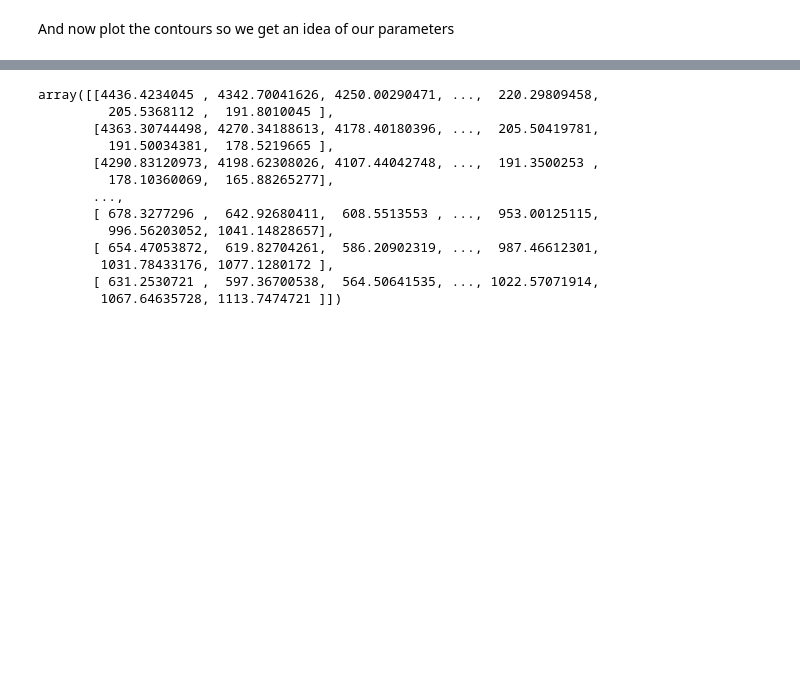
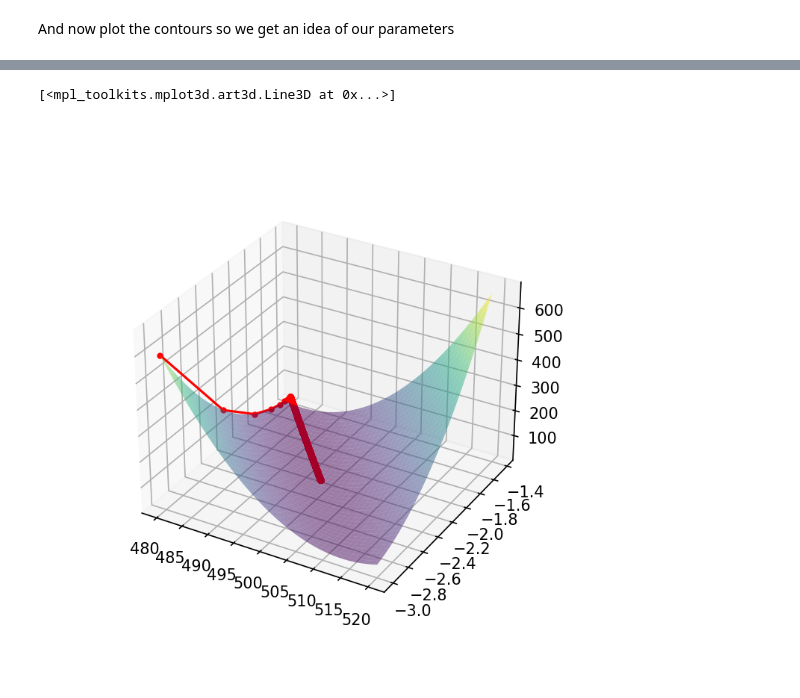
Before and after one commit to Aniruddha-Deb/MLZoo, a Jupyter notebook: gradient_descent/grad_descent.ipynb, the cells around one changed output, grey strips where cells are left out. Saved outputs shown, nothing was run; the diff lists cells and outputs as text; code cells hidden in the pictures; blank space fills up the shorter version.

```diff
--- a/gradient_descent/grad_descent.ipynb
+++ b/gradient_descent/grad_descent.ipynb
@@ -63,7 +65,8 @@ Data seems nice: simple, linearly dependent and homoscedastic. Let's make a loss
 def loss(x, y, theta_0, theta_1):
     return (((y-theta_0-theta_1*x)**2)/(2*len(y))).sum()
 
-def grad_loss(x, y, theta_0, theta_1):
+def grad_loss(weights, theta_0, theta_1):
+    (x,y) = weights
     return (-(y-theta_0-theta_1*x).mean(),(-x*(y-theta_0-theta_1*x)).mean())
 
 def grad_loss_0(x, y, theta_0, theta_1):
@@ -130,22 +154,36 @@ Note that the gradient descent _need not be parallel to the visible gradient alw
 # %%
 # points to fit
-ts_pts = np.dstack([theta_space[0].ravel(), theta_space[1].ravel()])
+ts_pts = np.squeeze(np.dstack([theta_space[0].ravel(), theta_space[1].ravel()]))
 fit_pts = loss_space.ravel()
 
-# model = (y-a-bx)^2 + (y-d-ex)^2 + c, find a,b,c,d,e,
-# TODO make the fit equations for this
-# hmm... generalized curve fitting! Revise bishop.
+def f(theta,x,y):
+    return theta.T@phi((x,y))
+
+def phi(p):
+    x,y = p
+    return np.array([1,x*x,y*y,x*y,x,y])
+
+def design_mat(x_all,phi):
+    return np.vstack([phi(p) for p in x_all])
+
+def theta(Phi,t):
+    return np.linalg.pinv(Phi)@t
+
+fig = plt.figure(figsize=(5,5), dpi=150)
+ax = plt.axes(projection='3d')
+
+th = theta(design_mat(ts_pts,phi),fit_pts)
+vector_f = np.vectorize(f, signature='(m),(),()->()')
+fitted_loss_space = vector_f(th, theta_space[0], theta_space[1])
+
+ax.plot_surface(theta_space[0], theta_space[1], fitted_loss_space, cmap='viridis', edgecolor=None, alpha=0.5)
+
+def grad_mv(theta,x,y):
+   return (theta[4]+theta[3]*y+2*theta[1]*x,theta[5]+theta[3]*x+2*theta[2]*y)
+
+gd_pts = gradient_descent(th,480,-3,grad_mv,0.001,t_lim=100000)
+gd_loss = [f(th,gd_pt[0],gd_pt[1]) for gd_pt in zip(gd_pts[0],gd_pts[1])]
+ax.plot3D(gd_pts[0], gd_pts[1], gd_loss, color='r', marker='.')
 # %% [output]
-array([[4436.4234045 , 4342.70041626, 4250.00290471, ...,  220.29809458,
-         205.5368112 ,  191.8010045 ],
-       [4363.30744498, 4270.34188613, 4178.40180396, ...,  205.50419781,
-         191.50034381,  178.5219665 ],
-       [4290.83120973, 4198.62308026, 4107.44042748, ...,  191.3500253 ,
-         178.10360069,  165.88265277],
-       ...,
-       [ 678.3277296 ,  642.92680411,  608.5513553 , ...,  953.00125115,
-         996.56203052, 1041.14828657],
-       [ 654.47053872,  619.82704261,  586.20902319, ...,  987.46612301,
-        1031.78433176, 1077.1280172 ],
-       [ 631.2530721 ,  597.36700538,  564.50641535, ..., 1022.57071914,
-        1067.64635728, 1113.7474721 ]])
+[<mpl_toolkits.mplot3d.art3d.Line3D at 0x...>]
+[figure, added]
```
Also changed, not shown: parts of 7 cells of this notebook, 1 other file.
